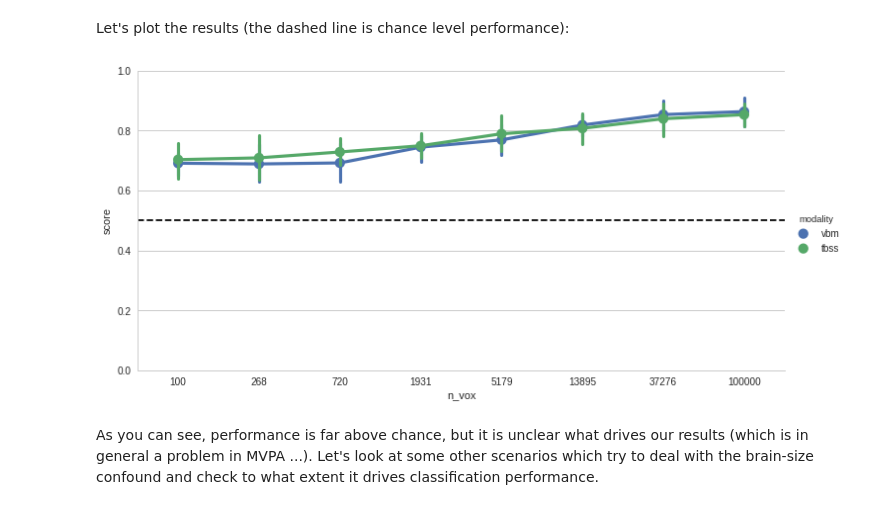
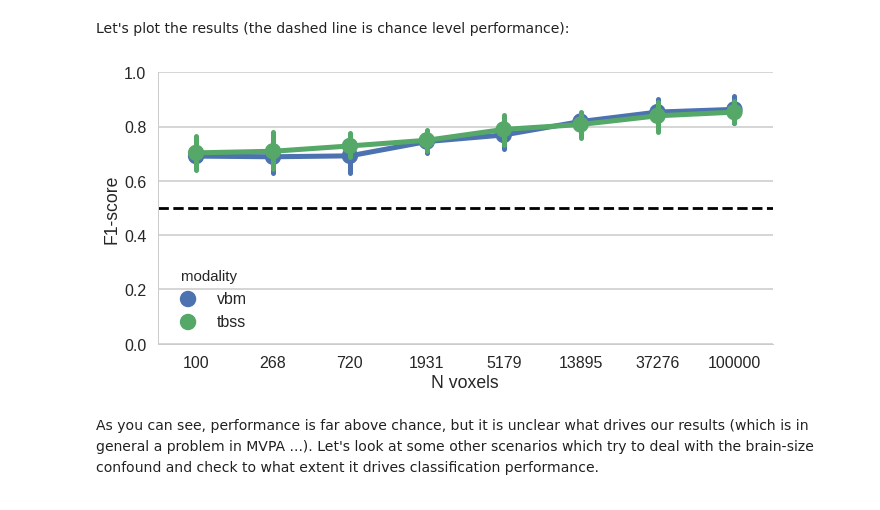
Before and after one commit to lukassnoek/MVCA, a Jupyter notebook: empirical/gender_classification.ipynb, the cells around one changed output. Cells and saved outputs as stored; diff of their text form; code cells hidden in the pictures.

```diff
--- a/empirical/gender_classification.ipynb
+++ b/empirical/gender_classification.ipynb
@@ -120,13 +152,16 @@ for modality in ['vbm', 'tbss']:
         corrs_X_y['corr'].append(np.corrcoef(mvp[modality].X[:, vox], mvp[modality].y)[0, 1])
         corrs_X_y['type'].append('orig')
         corrs_X_y['modality'].append(modality)
-        corrs_X_y['corr'].append(np.corrcoef(mvp_sce2[modality].X[:, vox], mvp[modality].y)[0, 1])
+        corrs_X_y['corr'].append(np.corrcoef(mvp_no_brainsize[modality].X[:, vox], mvp[modality].y)[0, 1])
         corrs_X_y['type'].append('corrected')
         corrs_X_y['modality'].append(modality)
 # %%
 corr_df = pd.DataFrame(corrs_X_y)
-g = sns.FacetGrid(corr_df, col='modality', hue='type')
-g = g.map(sns.distplot, "corr")
-g.add_legend()
-plt.show()
+
+with sns.plotting_context("poster", font_scale=2):
+    g = sns.FacetGrid(corr_df, col='modality', hue='type', legend_out=True, size=10)
+    g = g.map(sns.distplot, "corr")
+    g.add_legend()
+    g.set(xlabel=r'$\rho$(X, y)')
+    plt.show()
 # %% [output]
@@ -140,13 +177,15 @@ for modality in ['vbm', 'tbss']:
         corrs_X_c['corr'].append(np.corrcoef(mvp[modality].X[:, vox], confound[modality].squeeze())[0, 1])
         corrs_X_c['type'].append('orig')
         corrs_X_c['modality'].append(modality)
-        corrs_X_c['corr'].append(np.corrcoef(mvp_sce2[modality].X[:, vox], confound[modality].squeeze())[0, 1])
+        corrs_X_c['corr'].append(np.corrcoef(mvp_no_brainsize[modality].X[:, vox], confound[modality].squeeze())[0, 1])
         corrs_X_c['type'].append('corrected')
         corrs_X_c['modality'].append(modality)
 # %%
 corr_df2 = pd.DataFrame(corrs_X_c)
-g = sns.FacetGrid(corr_df2, col='modality', hue='type')
-g = g.map(sns.distplot, "corr")
-g.set(xlim=(-0.4, 0.4))
-g.set(ylim=(0, 6))
+with sns.plotting_context("notebook", font_scale=2):
+    g = sns.FacetGrid(corr_df2, col='modality', hue='type', legend_out=False, size=10)
+    g = g.map(sns.distplot, "corr")
+    g.set(xlim=(-0.4, 0.4))
+    g.add_legend()
+    g.set(ylim=(0, 6))
 # %% [output]
@@ -194,12 +233,13 @@ Evaluating n_vox=100000
 Let's plot the results (the dashed line is chance level performance):
 # %%
 df_sce1 = pd.DataFrame(results_sce1)
-g = sns.factorplot(x='n_vox', y='score', hue='modality', data=df_sce1, size=5, aspect=2)
-g.set(ylim=(0, 1))
-plt.axhline(y=0.5, c='black', ls='dashed')
-plt.show()
+with sns.plotting_context("poster"):
+    g = sns.factorplot(x='n_vox', y='score', hue='modality', data=df_sce1, size=5, aspect=2, legend_out=False)
+    g.set(ylim=(0, 1), ylabel='F1-score', xlabel='N voxels')
+    plt.axhline(y=0.5, c='black', ls='dashed')
+    plt.show()
 # %% [output]
-[figure, old version]
+[figure, new version]
 # %% [markdown]
 As you can see, performance is far above chance, but it is unclear what drives our results (which is in general a problem in MVPA ...). Let's look at some other scenarios which try to deal with the brain-size confound and check to what extent it drives classification performance.
 # %% [markdown]
```
Also changed, not shown: parts of 24 cells of this notebook.
